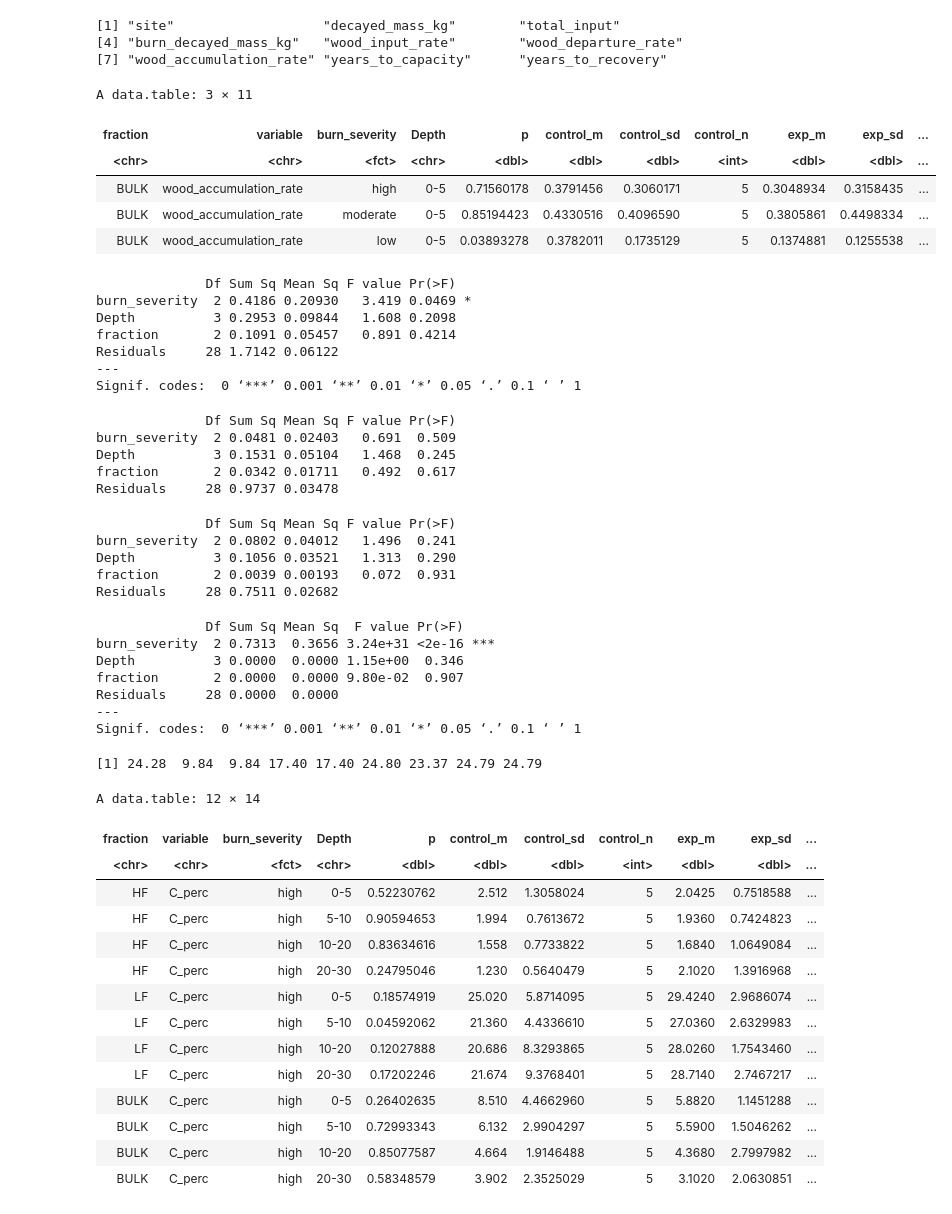
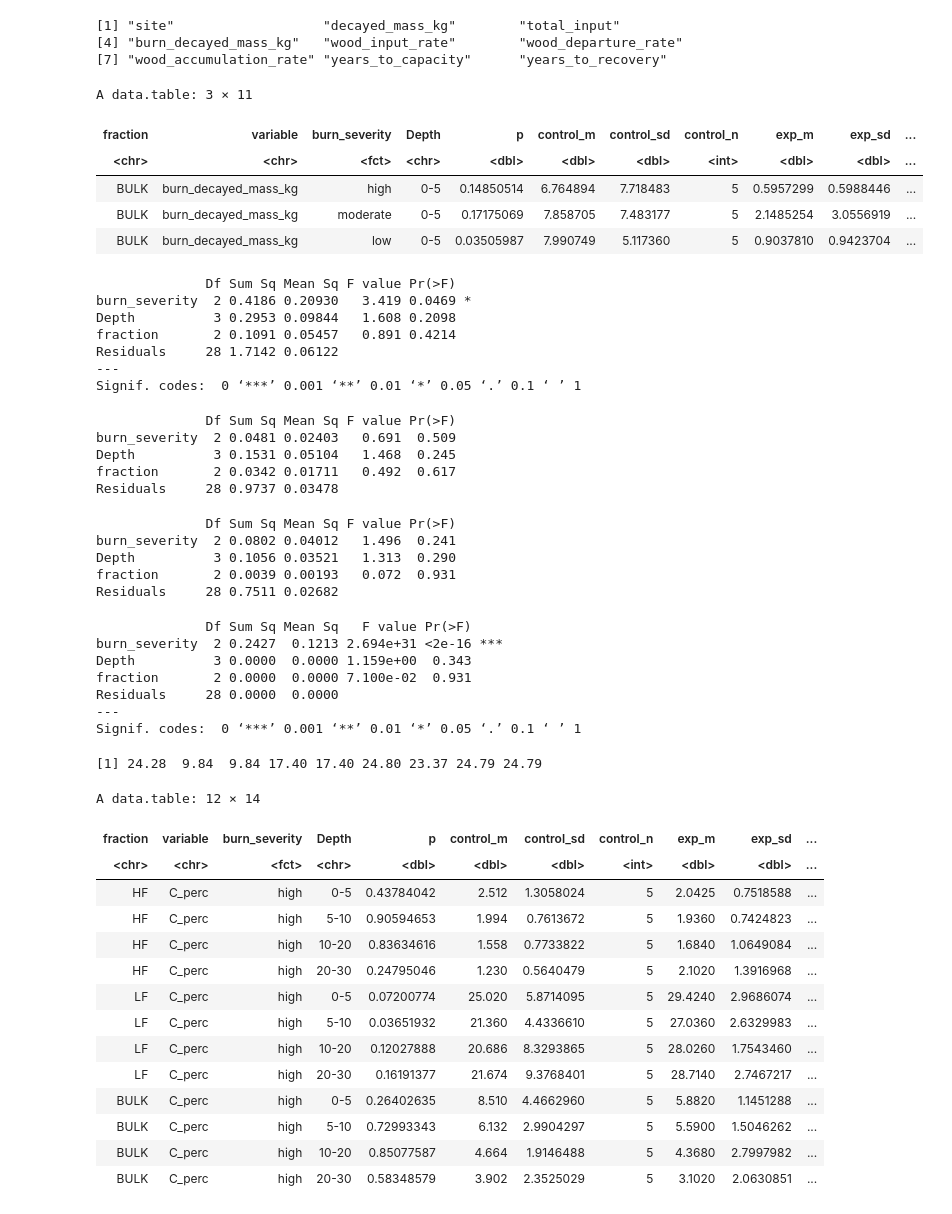
Before and after one commit to seismosmsr/hawaii_soils, a Jupyter notebook: BPCA_Notebook.ipynb, the cells around one changed output. Cells and saved outputs as stored; diff of their text form; code cells hidden in the pictures.

```diff
--- a/BPCA_Notebook.ipynb
+++ b/BPCA_Notebook.ipynb
@@ -644,7 +644,7 @@ t_tests_dt <-
 c('HF','LF','BULK') %>%
 lapply(function(frac){
 # c('g_kg','C_N','C_perc','N_perc','mass_proportion_recovered','lf_per_carb') %>%
-c('C_N','C_perc','N_perc','carbon_stock','wood_departure_rate' ) %>%
+c('C_N','C_perc','N_perc','carbon_stock','burn_decayed_mass_kg' ) %>%
 lapply(function(variable){
 c('H','M','L') %>%
 lapply(function(group){
@@ -672,14 +672,14 @@ data.table(fraction=frac,
 }) %>% rbindlist
 }) %>% rbindlist
 # %%
-t_tests_dt[variable=='wood_accumulation_rate'][Depth=='0-5'&fraction=='BULK']
+t_tests_dt[variable=='burn_decayed_mass_kg'][Depth=='0-5'&fraction=='BULK']
 # %% [output]
 A data.table: 3 × 11
 | fraction | variable | burn_severity | Depth | p | control_m | control_sd | control_n | exp_m | exp_sd | ... |
 | <chr> | <chr> | <fct> | <chr> | <dbl> | <dbl> | <dbl> | <int> | <dbl> | <dbl> | ... |
-| BULK | wood_accumulation_rate | high | 0-5 | 0.71560178 | 0.3791456 | 0.3060171 | 5 | 0.3048934 | 0.3158435 | ... |
-| BULK | wood_accumulation_rate | moderate | 0-5 | 0.85194423 | 0.4330516 | 0.4096590 | 5 | 0.3805861 | 0.4498334 | ... |
-| BULK | wood_accumulation_rate | low | 0-5 | 0.03893278 | 0.3782011 | 0.1735129 | 5 | 0.1374881 | 0.1255538 | ... |
+| BULK | burn_decayed_mass_kg | high | 0-5 | 0.14850514 | 6.764894 | 7.718483 | 5 | 0.5957299 | 0.5988446 | ... |
+| BULK | burn_decayed_mass_kg | moderate | 0-5 | 0.17175069 | 7.858705 | 7.483177 | 5 | 2.1485254 | 3.0556919 | ... |
+| BULK | burn_decayed_mass_kg | low | 0-5 | 0.03505987 | 7.990749 | 5.117360 | 5 | 0.9037810 | 0.9423704 | ... |
 # %%
 # c('g_kg','C_N','C_perc','N_perc','mass_proportion_recovered','lf_per_carb')
 t_tests_dt[,exp_m_norm := exp_m/control_m]
@@ -699,7 +699,7 @@ t_tests_dt[variable=='N_perc'] %>%
 aov(exp_m_norm ~ burn_severity+Depth+fraction, data = .) %>%
 summary()
 
-t_tests_dt[variable=='wood_departure_rate'] %>%
+t_tests_dt[variable=='burn_decayed_mass_kg'] %>%
 aov(exp_m_norm ~ burn_severity+Depth+fraction, data = .) %>%
 summary()
 
@@ -728,10 +728,10 @@ burn_severity  2 0.0802 0.04012   1.496  0.241
 Depth          3 0.1056 0.03521   1.313  0.290
 fraction       2 0.0039 0.00193   0.072  0.931
 Residuals     28 0.7511 0.02682
-              Df Sum Sq Mean Sq  F value Pr(>F)
-burn_severity  2 0.7313  0.3656 3.24e+31 <2e-16 ***
-Depth          3 0.0000  0.0000 1.15e+00  0.346
-fraction       2 0.0000  0.0000 9.80e-02  0.907
+              Df Sum Sq Mean Sq   F value Pr(>F)
+burn_severity  2 0.2427  0.1213 2.694e+31 <2e-16 ***
+Depth          3 0.0000  0.0000 1.159e+00  0.343
+fraction       2 0.0000  0.0000 7.100e-02  0.931
 Residuals     28 0.0000  0.0000
 ---
 Signif. codes:  0 ‘***’ 0.001 ‘**’ 0.01 ‘*’ 0.05 ‘.’ 0.1 ‘ ’ 1
@@ -753,14 +753,14 @@ t_tests_dt[variable=='C_perc' &burn_severity=='high']
 A data.table: 12 × 14
 | fraction | variable | burn_severity | Depth | p | control_m | control_sd | control_n | exp_m | exp_sd | ... |
 | <chr> | <chr> | <fct> | <chr> | <dbl> | <dbl> | <dbl> | <int> | <dbl> | <dbl> | ... |
-| HF | C_perc | high | 0-5 | 0.52230762 | 2.512 | 1.3058024 | 5 | 2.0425 | 0.7518588 | ... |
+| HF | C_perc | high | 0-5 | 0.43784042 | 2.512 | 1.3058024 | 5 | 2.0425 | 0.7518588 | ... |
 | HF | C_perc | high | 5-10 | 0.90594653 | 1.994 | 0.7613672 | 5 | 1.9360 | 0.7424823 | ... |
 | HF | C_perc | high | 10-20 | 0.83634616 | 1.558 | 0.7733822 | 5 | 1.6840 | 1.0649084 | ... |
 | HF | C_perc | high | 20-30 | 0.24795046 | 1.230 | 0.5640479 | 5 | 2.1020 | 1.3916968 | ... |
-| LF | C_perc | high | 0-5 | 0.18574919 | 25.020 | 5.8714095 | 5 | 29.4240 | 2.9686074 | ... |
-| LF | C_perc | high | 5-10 | 0.04592062 | 21.360 | 4.4336610 | 5 | 27.0360 | 2.6329983 | ... |
+| LF | C_perc | high | 0-5 | 0.07200774 | 25.020 | 5.8714095 | 5 | 29.4240 | 2.9686074 | ... |
+| LF | C_perc | high | 5-10 | 0.03651932 | 21.360 | 4.4336610 | 5 | 27.0360 | 2.6329983 | ... |
 | LF | C_perc | high | 10-20 | 0.12027888 | 20.686 | 8.3293865 | 5 | 28.0260 | 1.7543460 | ... |
-| LF | C_perc | high | 20-30 | 0.17202246 | 21.674 | 9.3768401 | 5 | 28.7140 | 2.7467217 | ... |
+| LF | C_perc | high | 20-30 | 0.16191377 | 21.674 | 9.3768401 | 5 | 28.7140 | 2.7467217 | ... |
 | BULK | C_perc | high | 0-5 | 0.26402635 | 8.510 | 4.4662960 | 5 | 5.8820 | 1.1451288 | ... |
 | BULK | C_perc | high | 5-10 | 0.72993343 | 6.132 | 2.9904297 | 5 | 5.5900 | 1.5046262 | ... |
 | BULK | C_perc | high | 10-20 | 0.85077587 | 4.664 | 1.9146488 | 5 | 4.3680 | 2.7997982 | ... |
```
Also changed, not shown: parts of 3 cells of this notebook.
